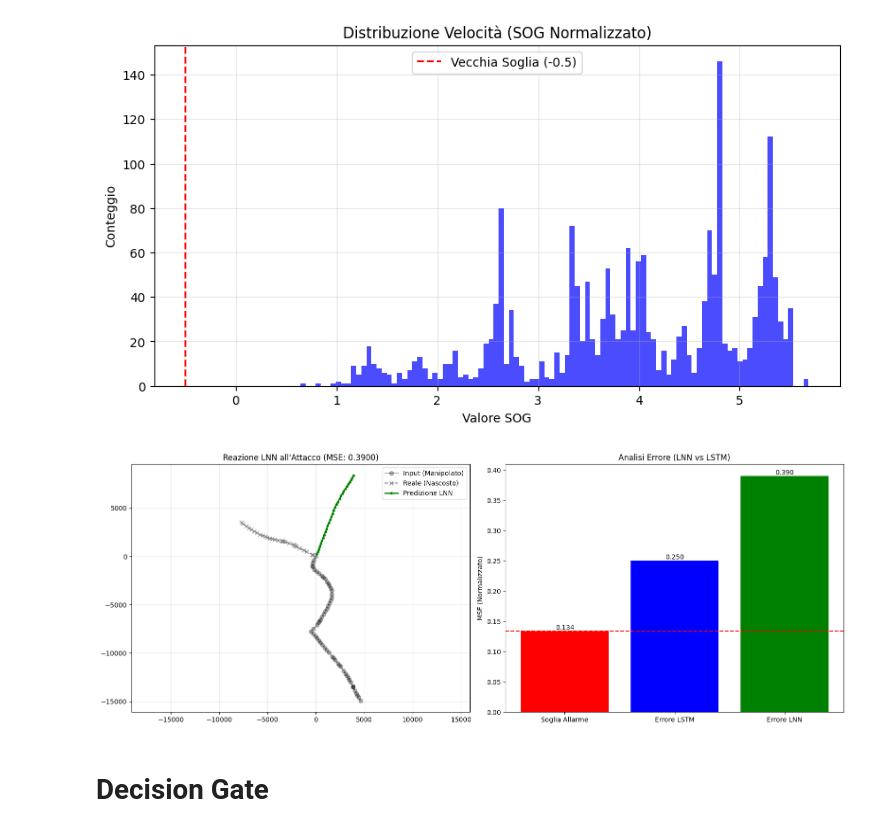
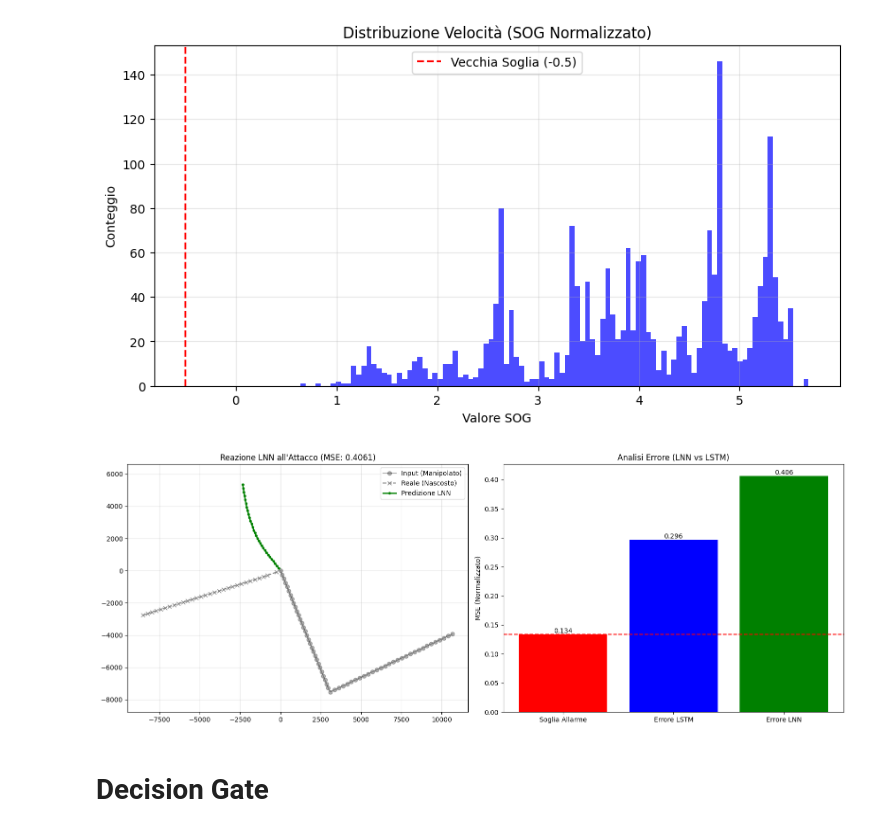
Before and after one commit to matteraggi/maritimeAIS, a Jupyter notebook: TrainingAIS.ipynb, the cells around one changed output. Saved outputs shown, nothing was run; the diff lists cells and outputs as text; code cells hidden in the pictures.

```diff
--- a/TrainingAIS.ipynb
+++ b/TrainingAIS.ipynb
@@ -62,7 +62,7 @@ random.seed(MMSI_SEED)
 # === CONFIGURAZIONE ATTACCHI ===
 ATTACK_ENABLE = True
 ATTACK_PROB   = 0.3
-DRIFT_METERS       = 2000
+DRIFT_METERS = 8000
 DRIFT_SWEEP_METERS = [500, 1000, 2000, 5000]
 SPOOF_TURN_ANGLE   = 45
 # %% [markdown]
@@ -1790,8 +1889,6 @@ import matplotlib.pyplot as plt
 import numpy as np
 import torch
 
-# Scegliamo un indice casuale dal test set Turn
-# Continuiamo a pescare finché non ne troviamo uno che la LNN ha beccato bene
 def plot_final_comparison(model_lstm, model_lnn, X_clean, X_turn, y_clean, std_delta):
 
     # Cerchiamo un esempio "didattico" dove l'attacco è evidente
@@ -1807,13 +1904,13 @@ def plot_final_comparison(model_lstm, model_lnn, X_clean, X_turn, y_clean, std_d
         model_lnn.eval()
         with torch.no_grad():
             # Predizione su input SANO
-            pred_lnn_clean = model_lnn(inp_clean)[0].cpu().numpy()
-            # Predizione su input ATTACCATO (L'hacker cambia la storia)
-            pred_lnn_turn  = model_lnn(inp_turn)[0].cpu().numpy()
+            pred_lnn_clean_raw = model_lnn(inp_clean)[0].cpu().numpy()
+            # Predizione su input ATTACCATO
+            pred_lnn_turn_raw  = model_lnn(inp_turn)[0].cpu().numpy()
 
-        # Calcoliamo l'errore MSE dell'attacco
-        y_real = y_clean[idx] # Il futuro vero (se non ci fosse attacco)
-        mse_turn = np.mean((pred_lnn_turn - y_real)**2)
+        # Calcoliamo l'errore MSE dell'attacco (su tutte le features per il check)
+        y_real_raw = y_clean[idx]
+        mse_turn = np.mean((pred_lnn_turn_raw - y_real_raw)**2)
 
         # Vogliamo mostrare un caso rilevato (MSE > 0.1340)
         if mse_turn > 0.15:
@@ -1822,70 +1919,63 @@ def plot_final_comparison(model_lstm, model_lnn, X_clean, X_turn, y_clean, std_d
     # --- PLOTTING ---
     fig, axes = plt.subplots(1, 2, figsize=(16, 6))
 
-    # Ricostruzione traiettorie (Somma cumulativa dei Delta denormalizzati)
-    # 1. Storia (ultimi 30 min) - Prendiamo dall'input TURN (quello manipolato)
+    # --- FIX QUI: Selezioniamo solo le prime 2 colonne (dX, dY) per i grafici ---
+
+    # 1. Storia (ultimi 30 min)
     hist_turn = X_turn[idx, :, :2] * std_delta
     path_hist = np.cumsum(hist_turn, axis=0)
-    # Centriamo l'ultimo punto della storia a (0,0) per chiarezza
     offset = path_hist[-1]
     path_hist = path_hist - offset
 
-    # 2. Futuro Reale (Se la nave continuasse dritta)
-    future_real = y_clean[idx] * std_delta
-    path_real = np.cumsum(future_real, axis=0) # Parte da (0,0)
+    # 2. Futuro Reale
+    future_real = y_clean[idx][:, :2] * std_delta
+    path_real = np.cumsum(future_real, axis=0)
 
-    # 3. Predizione LNN (Su dati attaccati)
-    pred_m = pred_lnn_turn * std_delta
+    # 3. Predizione LNN
+    pred_m = pred_lnn_turn_raw[:, :2] * std_delta
     path_pred = np.cumsum(pred_m, axis=0)
 
     # --- SUBPLOT 1: SCENARIO ---
     ax = axes[0]
     ax.plot(path_hist[:,0], path_hist[:,1], 'o-', color='black', alpha=0.3, label='Input (Manipolato)')
     ax.plot(path_real[:,0], path_real[:,1], 'x--', color='gray', label='Reale (Nascosto)')
-
-    # Disegniamo la rotta che l'hacker vorrebbe farci credere (Virata)
-    # Nota: X_turn contiene già la virata nel futuro? No, X_turn è l'input.
-    # L'attacco Kinematic Turn cambia il FUTURO.
-    # Qui visualizziamo come la LNN reagisce a un cambio repentino.
-
     ax.plot(path_pred[:,0], path_pred[:,1], '.-', color='green', lw=2, label='Predizione LNN')
 
     ax.set_title(f"Reazione LNN all'Attacco (MSE: {mse_turn:.4f})")
     ax.legend()
     ax.grid(True, alpha=0.3)
     ax.axis('equal')
 
-    # --- SUBPLOT 2: CONFRONTO LSTM vs LNN (Bar Chart Errori) ---
+    # --- SUBPLOT 2: CONFRONTO LSTM vs LNN ---
     ax = axes[1]
 
     # Calcoliamo anche LSTM per confronto
     model_lstm.eval()
     with torch.no_grad():
-        pred_lstm_turn = model_lstm(inp_turn, y_teacher=None, tf_ratio=0.0)[0].cpu().numpy()
-    mse_lstm = np.mean((pred_lstm_turn - y_real)**2)
+        pred_lstm_turn_raw = model_lstm(inp_turn, y_teacher=None, tf_ratio=0.0)[0].cpu().numpy()
 
-
+    # MSE calcolato su TUTTE le feature (incluso SOG) per correttezza metrica
+    mse_lstm = np.mean((pred_lstm_turn_raw - y_real_raw)**2)
 
     bars = ax.bar(['Soglia Allarme', 'Errore LSTM', 'Errore LNN'],
                   [0.1340, mse_lstm, mse_turn],
                   color=['red', 'blue', 'green'])
 
     ax.axhline(0.1340, color='red', linestyle='--', label='Soglia Detection')
     ax.set_title("Analisi Errore (LNN vs LSTM)")
     ax.set_ylabel("MSE (Normalizzato)")
 
-    # Aggiungi etichette
     for bar in bars:
         yval = bar.get_height()
         ax.text(bar.get_x() + bar.get_width()/2, yval, f"{yval:.3f}", va='bottom', ha='center')
 
     plt.tight_layout()
     plt.show()
 
 # Esegui il plot
 plot_final_comparison(model_lstm, model_lnn, X_clean_test, X_turn_test, y_test, STD_DELTA)
 # %% [output]
-[figure, old version]
+[figure, new version]
 # %% [markdown]
 # **Decision Gate**
 # %%
```
Also changed, not shown: parts of 20 cells of this notebook, 2 other files.
